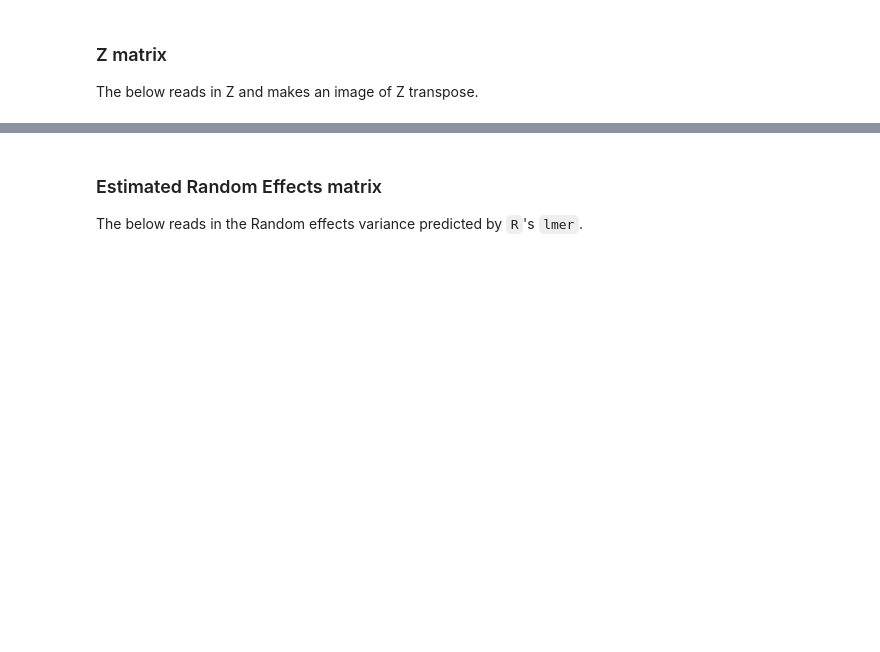
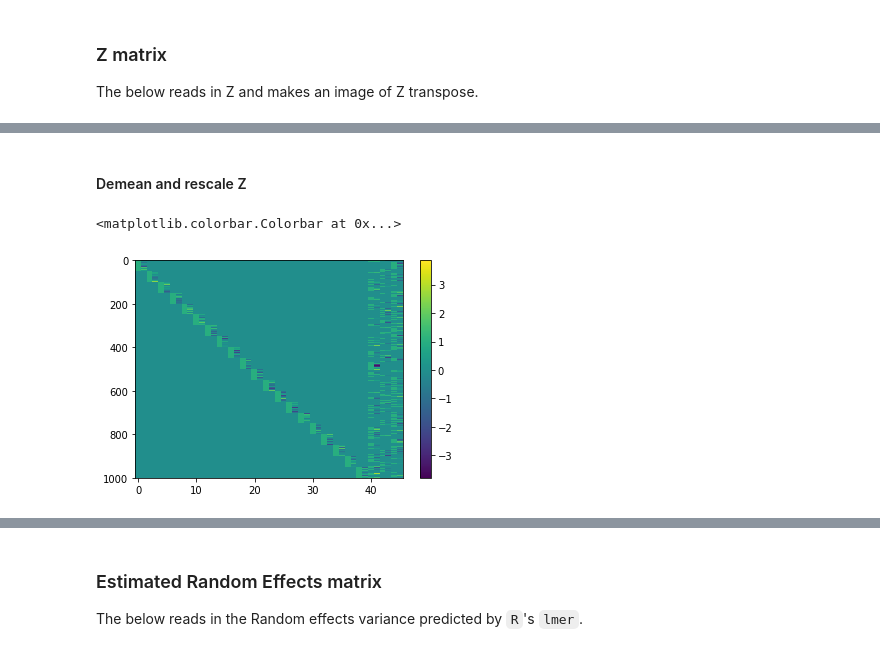
Before and after one commit to TomMaullin/BLMM-sandbox, a Jupyter notebook: FS_sandbox.ipynb, the cells around one changed output, grey strips where cells are left out. Drawn from its saved outputs; the diff is of its cells as text; code cells hidden in the pictures; blank space fills up the shorter version.

```diff
--- a/FS_sandbox.ipynb
+++ b/FS_sandbox.ipynb
@@ -93,0 +242,38 @@ imshow(Z.toarray().transpose(), \
+# %% [markdown]
+#### Demean and rescale Z
+# %%
+def demeanAndRescaleZ(Z, nparams, nlevels):
+
+  # List of columns of Z containing intercept, assume if there is an intercept;
+  # that it is in the first column of each level of each factor
+  interceptCols = np.insert(np.cumsum(np.repeat(nparams, nlevels)),0,0)[:-1]
+
+  # Make demeaned and rescaled Z
+  Z_dr = Z
+
+  # Loop through each column
+  for i in np.arange(Z.shape[1]):
+
+    # Check if column is an intercept
+    if i in interceptCols:
+
+      # If the array doesn't contain only zero and one
+      if not np.array_equal(np.unique(Z[:,i]), np.array([0,1])):
+
+        Z_dr[np.nonzero(Z_dr[:,i]),i] = (Z_dr[np.nonzero(Z_dr[:,i]),i]-np.mean(Z_dr[np.nonzero(Z_dr[:,i]),i]))/np.std(Z_dr[np.nonzero(Z_dr[:,i]),i])
+
+    else:
+
+      Z_dr[np.nonzero(Z_dr[:,i]),i] = (Z_dr[np.nonzero(Z_dr[:,i]),i]-np.mean(Z_dr[np.nonzero(Z_dr[:,i]),i]))/np.std(Z_dr[np.nonzero(Z_dr[:,i]),i])
+
+  return(Z_dr)
+nlevels = np.array([20,3])#])#
+nparams = np.array([2,2])#])#
+Z_dr = demeanAndRescaleZ(Z.toarray(), nparams, nlevels)
+
+imshow(Z_dr, \
+     interpolation='nearest', aspect='auto')
+plt.colorbar()
+# %% [output]
+<matplotlib.colorbar.Colorbar at 0x...>
+[figure, added]
```
Also changed, not shown: parts of 145 cells of this notebook.
